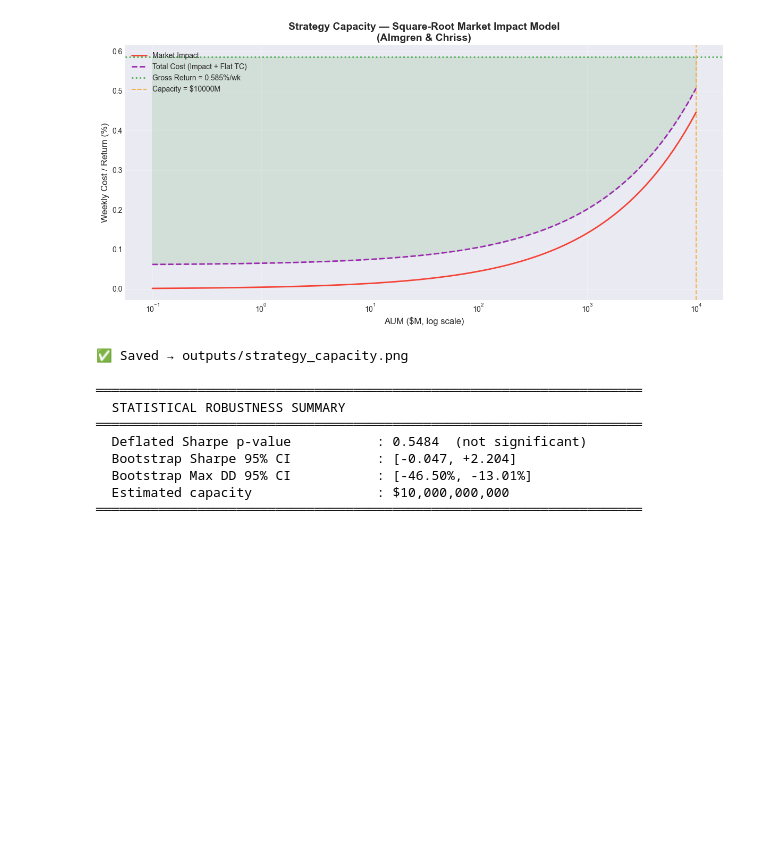
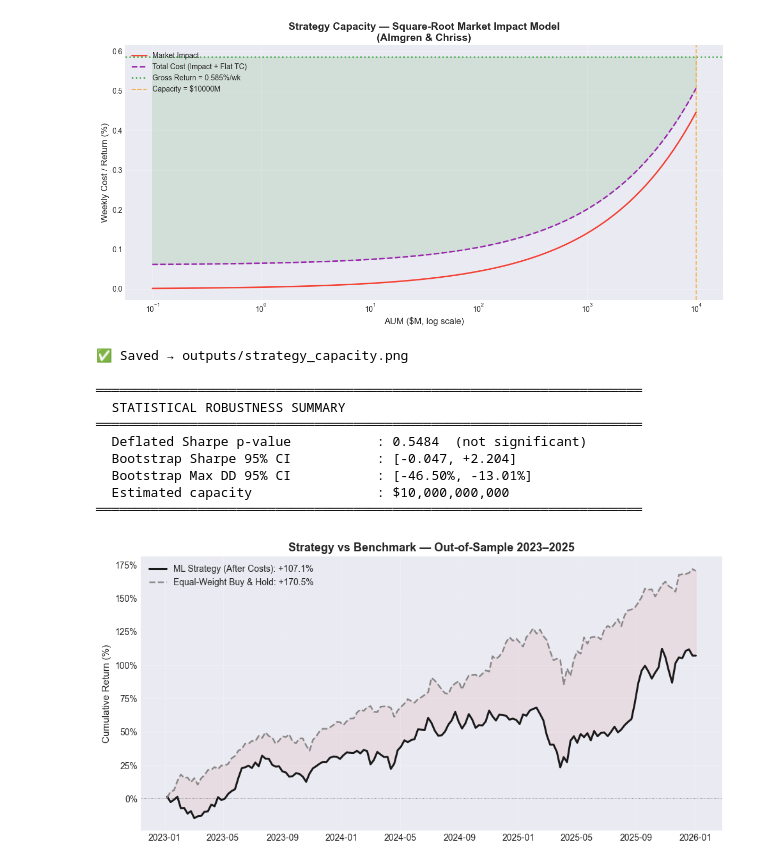
Before and after one commit to vybhav72954/trading-simulation, a Jupyter notebook: finance_signals.ipynb, the cells around one changed output. Cells and saved outputs as stored; diff of their text form; code cells hidden in the pictures; blank space fills up the shorter version.

```diff
--- a/finance_signals.ipynb
+++ b/finance_signals.ipynb
@@ -3008,3 +3008,92 @@ print('═' * 70)
   Bootstrap Max DD 95% CI           : [-46.50%, -13.01%]
   Estimated capacity                : $10,000,000,000
 ══════════════════════════════════════════════════════════════════════
+# %%
+# ============================================================
+# BLOG FIGURE 1: Clean cumulative return (strategy vs benchmark)
+# Run after cell 22 (where portfolio_df and bh_ret exist)
+# ============================================================
+
+fig, ax = plt.subplots(figsize=(10, 5))
+
+net_cum = (1 + portfolio_df['net_return']).cumprod() - 1
+bh_cum  = (1 + bh_ret.reindex(portfolio_df.index, method='ffill')).cumprod() - 1
+
+ax.plot(net_cum.index, net_cum * 100,
+        color='#1a1a1a', lw=2.2, label=f'ML Strategy (After Costs): {net_cum.iloc[-1]:+.1%}')
+ax.plot(bh_cum.index, bh_cum * 100,
+        color='#888888', lw=1.8, ls='--', label=f'Equal-Weight Buy & Hold: {bh_cum.iloc[-1]:+.1%}')
+
+ax.axhline(0, color='black', lw=0.6, ls=':')
+ax.fill_between(net_cum.index, net_cum * 100, bh_cum.reindex(net_cum.index, method='ffill') * 100,
+                alpha=0.06, color='#cc0000')
+
+ax.set_ylabel('Cumulative Return (%)', fontsize=11)
+ax.set_title('Strategy vs Benchmark — Out-of-Sample 2023–2025', fontsize=13, fontweight='bold')
+ax.yaxis.set_major_formatter(mtick.PercentFormatter())
+ax.legend(fontsize=10, loc='upper left', framealpha=0.9)
+ax.grid(True, alpha=0.2)
+ax.spines['top'].set_visible(False)
+ax.spines['right'].set_visible(False)
+
+plt.tight_layout()
+plt.savefig(f'{OUTPUT_DIR}/blog_cumulative.png', dpi=200, bbox_inches='tight', facecolor='white')
+plt.show()
+print(f'Saved → {OUTPUT_DIR}/blog_cumulative.png')
+
+
+# ============================================================
+# BLOG FIGURE 2: Standalone ticker scatter (return vs selection freq)
+# Run after cell 24 (where portfolio_df and weekly_close exist)
+# ============================================================
+
+fig, ax = plt.subplots(figsize=(8, 6))
+
+# Per-ticker test-period cumulative return
+test_dates  = portfolio_df.index
+ticker_rets = weekly_close.pct_change().loc[test_dates[0]:test_dates[-1]]
+ticker_cum  = (1 + ticker_rets).prod() - 1
+
+# Selection frequency
+sel_counts = pd.Series(
+    [t for row in portfolio_df['selected'] for t in row]
+).value_counts()
+sel_freq = (sel_counts / len(portfolio_df)).reindex(ticker_cum.index, fill_value=0)
+
+# Spearman correlation
+from scipy.stats import spearmanr
+rho, pval = spearmanr(ticker_cum.values, sel_freq.values)
+
+ax.scatter(sel_freq * 100, ticker_cum * 100,
+           s=140, color='#1a1a1a', edgecolors='white', linewidths=1.2, zorder=3)
+
+for tkr in ticker_cum.index:
+    offset_x, offset_y = 8, 0
+    # Nudge overlapping labels
+    if tkr == 'AMZN': offset_y = -12
+    if tkr == 'AAPL': offset_y = 8
+    if tkr == 'V': offset_x = -30
+    ax.annotate(tkr, (sel_freq[tkr] * 100, ticker_cum[tkr] * 100),
+                textcoords='offset points', xytext=(offset_x, offset_y),
+                fontsize=10, fontweight='bold', color='#333333')
+
+# Trend line
+z = np.polyfit(sel_freq * 100, ticker_cum * 100, 1)
+x_line = np.linspace((sel_freq * 100).min() - 2, (sel_freq * 100).max() + 2, 50)
+ax.plot(x_line, np.polyval(z, x_line), color='#cc0000', lw=1.5, ls='--', alpha=0.7,
+        label=f'Spearman \u03C1 = {rho:+.2f}')
+
+ax.set_xlabel('Selection Frequency (% of weeks held)', fontsize=11)
+ax.set_ylabel('Cumulative Return Over Test Period (%)', fontsize=11)
+ax.set_title('The Model Picked the Wrong Stocks', fontsize=13, fontweight='bold')
+ax.legend(fontsize=10, loc='upper right', framealpha=0.9)
+ax.grid(True, alpha=0.2)
+ax.spines['top'].set_visible(False)
+ax.spines['right'].set_visible(False)
+
+plt.tight_layout()
+plt.savefig(f'{OUTPUT_DIR}/blog_scatter.png', dpi=200, bbox_inches='tight', facecolor='white')
+plt.show()
+print(f'Saved → {OUTPUT_DIR}/blog_scatter.png')
+# %% [output]
+[figure, added]
```
Also changed, not shown: parts of 4 cells of this notebook, 15 other files.
